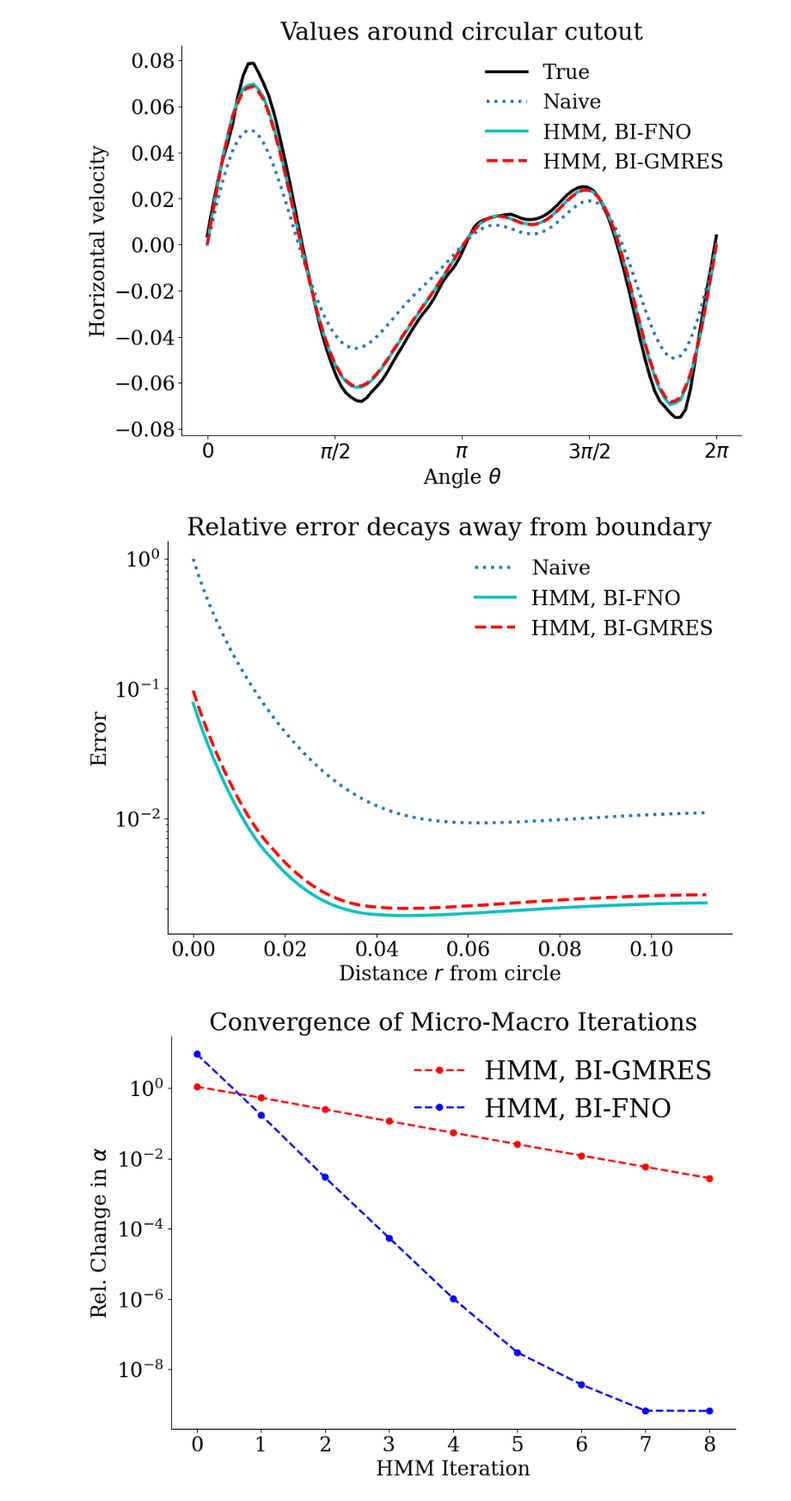
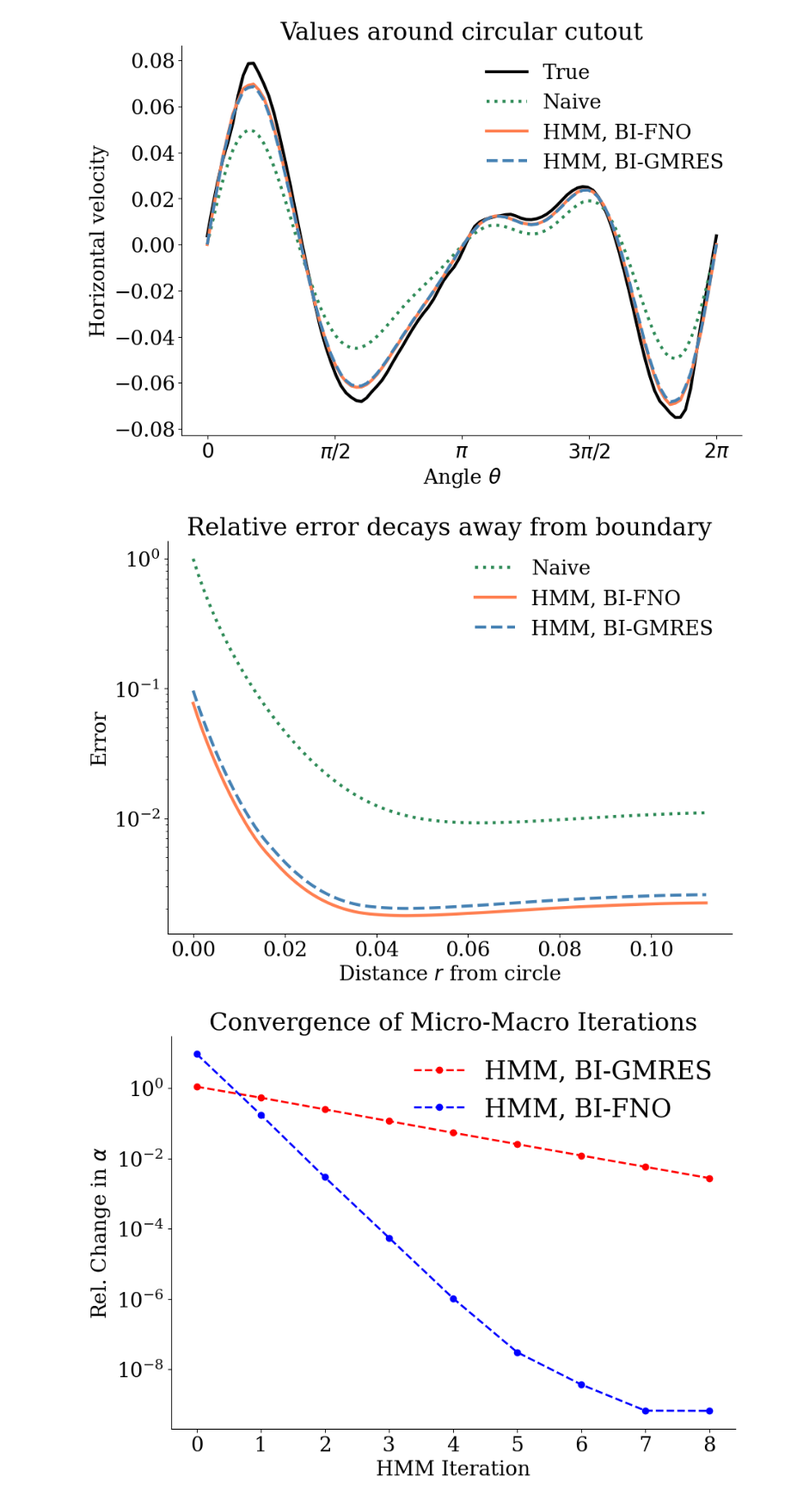
Before and after one commit to emastr/deep-micro-slip-model, a Jupyter notebook: notebooks/part30_paper_runs/hmm_fem/part30_iciam_plots.ipynb, the cells around one changed output. Shown at 86% size. Drawn from its saved outputs; the diff is of its cells as text; code cells hidden in the pictures.

```diff
--- a/notebooks/part30_paper_runs/hmm_fem/part30_iciam_plots.ipynb
+++ b/notebooks/part30_paper_runs/hmm_fem/part30_iciam_plots.ipynb
@@ -25,13 +25,15 @@ xlist = full['x']
 ylist = full['y']
 # %%
 methods = {'True': full['u'], 'Naive': naive['u'], 'HMM, BI-FNO': deep['u'], 'HMM, BI-GMRES': hmm['u']}
-styles = {'True': 'k-', 'Naive': ':', 'HMM, BI-FNO': 'c-', 'HMM, BI-GMRES': 'r--'}
+styles = {'True': '-', 'Naive': ':', 'HMM, BI-FNO': '-', 'HMM, BI-GMRES': '--'}
+color_range = ["black", "seagreen", "coral", "steelblue", "indianred"]
+colors = {key: color_range[i] for i, key in enumerate(methods.keys())}
 i = 10#10
 
 
 plt.figure(figsize=(10,7))
 for key in methods.keys():
-    plt.plot(t, methods[key][i], styles[key], label=key, linewidth=3)
+    plt.plot(t, methods[key][i], linestyle=styles[key], color=colors[key], label=key, linewidth=3)
 
 plt.gca().spines['right'].set_visible(False)
 plt.gca().spines['top'].set_visible(False)
@@ -45,28 +47,28 @@ plt.xticks([0, np.pi/2, np.pi, 3*np.pi/2, 2*np.pi], [r"$0$", r"$\pi/2$", r"$\pi$
 plt.legend(frameon=False, loc='upper right')
 plt.gcf().savefig(f"{figures_dir}cylinder_error_angular.pdf", bbox_inches='tight')
 # %% [output]
-[figure, old version]
+[figure, new version]
 # %%
 # Mean square Relative error as function of distance from circle
 
 distances = np.array([xlist[i][0]-xlist[0][0] for i in range(len(xlist))])
 errors = {key: np.array([np.mean((methods[key][i]-methods['True'][i])**2)/np.mean(methods['True'][i]**2) for i in range(len(xlist))]) for key in methods.keys()}
 
 plt.figure(figsize=(10,7))
 plt.gca().spines['right'].set_visible(False)
 plt.gca().spines['top'].set_visible(False)
 
 for key in methods.keys():
     if key != "True":
-        plt.plot(distances, errors[key], styles[key], label=key, linewidth=3)
+        plt.plot(distances, errors[key], linestyle=styles[key], color=colors[key], label=key, linewidth=3)
 plt.title("Relative error decays away from boundary")
 plt.yscale('log')
 plt.xlabel("Distance $r$ from circle")
 plt.ylabel("Error")
 plt.legend(frameon=False)
 plt.gcf().savefig(f"{figures_dir}cylinder_error_radial.pdf", bbox_inches='tight')
 # %% [output]
-[figure, old version]
+[figure, new version]
 # %%
 a1 = np.load(f'{simulation_dir}hmm_classic_conv.npz')['alpha_res']
 a2 = np.load(f'{simulation_dir}hmm_deep_conv.npz')['alpha_res']
```
Also changed, not shown: 8 other files.
